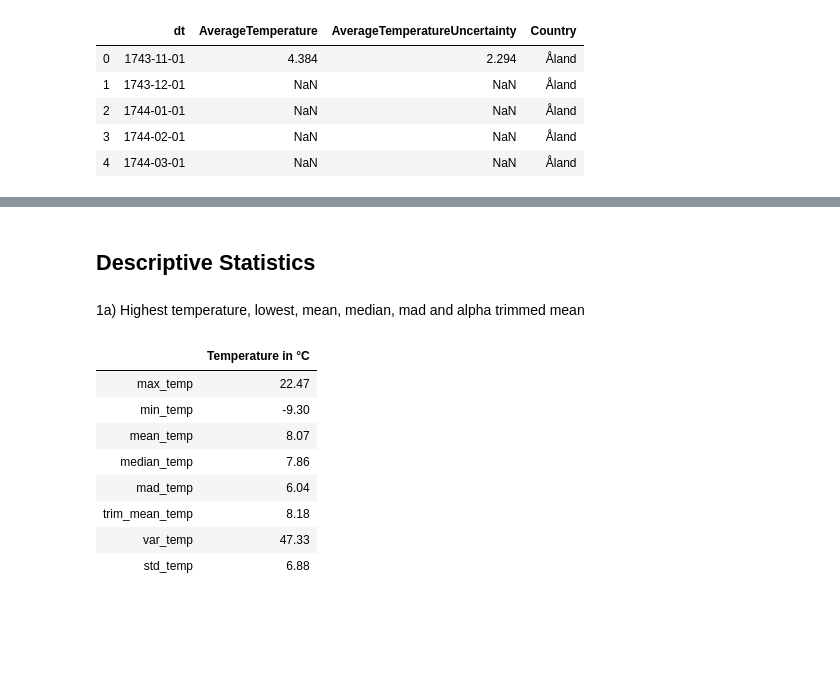
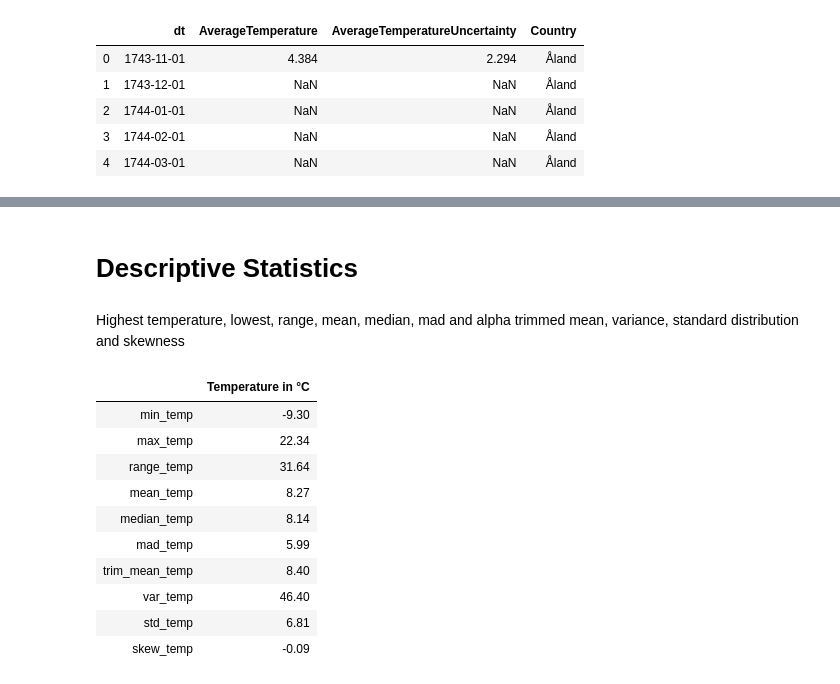
Before and after one commit to darkD3mon/climate-change-htw-2019, a Jupyter notebook: Deskriptiv_Germany.ipynb, the cells around one changed output, grey strips where cells are left out. Cells and saved outputs as stored; diff of their text form; code cells hidden in the pictures; blank space fills up the shorter version.

```diff
--- a/Deskriptiv_Germany.ipynb
+++ b/Deskriptiv_Germany.ipynb
@@ -64,33 +62,40 @@ def season(date):
 
 gltbc_ger['Season'] = gltbc_ger['dt'].apply(season)
 gltbc_ger['Year'] = gltbc_ger['dt'].apply(lambda x: x.year)
+# %%
+#Drop data before 1850 and after 2012 as too many filled up NaN-values created anomalies
+gltbc_ger = gltbc_ger[(gltbc_ger['Year'] > 1849) & (gltbc_ger['Year'] < 2013)].copy()
 # %% [markdown]
-## Descriptive Statistics
+# Descriptive Statistics
 # %% [markdown]
-1a) Highest temperature, lowest, mean, median, mad and alpha trimmed mean
+Highest temperature, lowest, range, mean, median, mad and alpha trimmed mean, variance, standard distribution and skewness
 # %%
-#Calculate the max, min, mean and median
+#Calculate the max, min, mean and median etc.
+min_temp = gltbc_ger['AverageTemperature'].min()
 max_temp = gltbc_ger['AverageTemperature'].max()
-min_temp = gltbc_ger['AverageTemperature'].min()
+range_temp = max_temp - min_temp
 mean_temp = gltbc_ger['AverageTemperature'].mean()
 median_temp = gltbc_ger['AverageTemperature'].median()
 mad_temp = gltbc_ger['AverageTemperature'].mad()
-trim_mean_temp = scipy.stats.trim_mean(gltbc_ger['AverageTemperature'], 0.1)
+trim_mean_temp = st.trim_mean(gltbc_ger['AverageTemperature'], 0.1)
 var_temp = gltbc_ger['AverageTemperature'].var()
 std_temp = gltbc_ger['AverageTemperature'].std()
+skew_temp = st.skew(gltbc_ger['AverageTemperature'])
 
 
 #Create DataFrame with values
-data = {'Temperature in °C':map(lambda x: round(x, 2), [max_temp, min_temp, mean_temp, median_temp, mad_temp, trim_mean_temp, var_temp, std_temp])}
-stats = pd.DataFrame(data, index = ['max_temp min_temp mean_temp median_temp mad_temp trim_mean_temp var_temp std_temp'.split(" ")])
+data = {'Temperature in °C':map(lambda x: round(x, 2), [min_temp, max_temp, range_temp, mean_temp, median_temp, mad_temp, trim_mean_temp, var_temp, std_temp, skew_temp])}
+stats = pd.DataFrame(data, index = ['min_temp max_temp range_temp mean_temp median_temp mad_temp trim_mean_temp var_temp std_temp skew_temp'.split(" ")])
 stats
 # %% [output]
 |  | Temperature in °C |
-| max_temp | 22.47 |
 | min_temp | -9.30 |
-| mean_temp | 8.07 |
-| median_temp | 7.86 |
-| mad_temp | 6.04 |
-| trim_mean_temp | 8.18 |
-| var_temp | 47.33 |
-| std_temp | 6.88 |
+| max_temp | 22.34 |
+| range_temp | 31.64 |
+| mean_temp | 8.27 |
+| median_temp | 8.14 |
+| mad_temp | 5.99 |
+| trim_mean_temp | 8.40 |
+| var_temp | 46.40 |
+| std_temp | 6.81 |
+| skew_temp | -0.09 |
```
Also changed, not shown: parts of 17 cells of this notebook.
